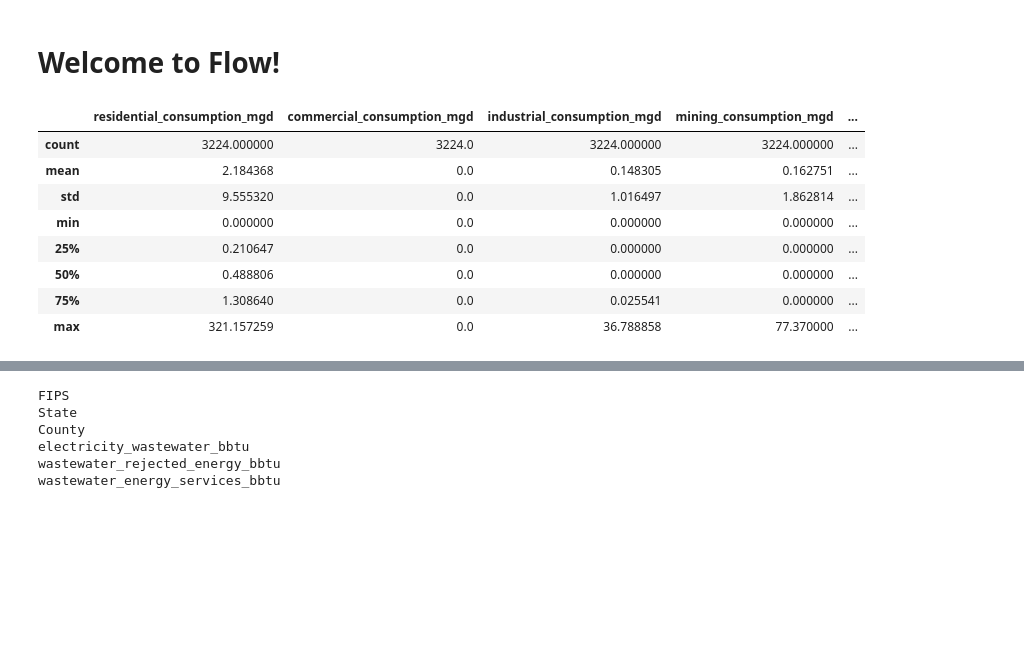
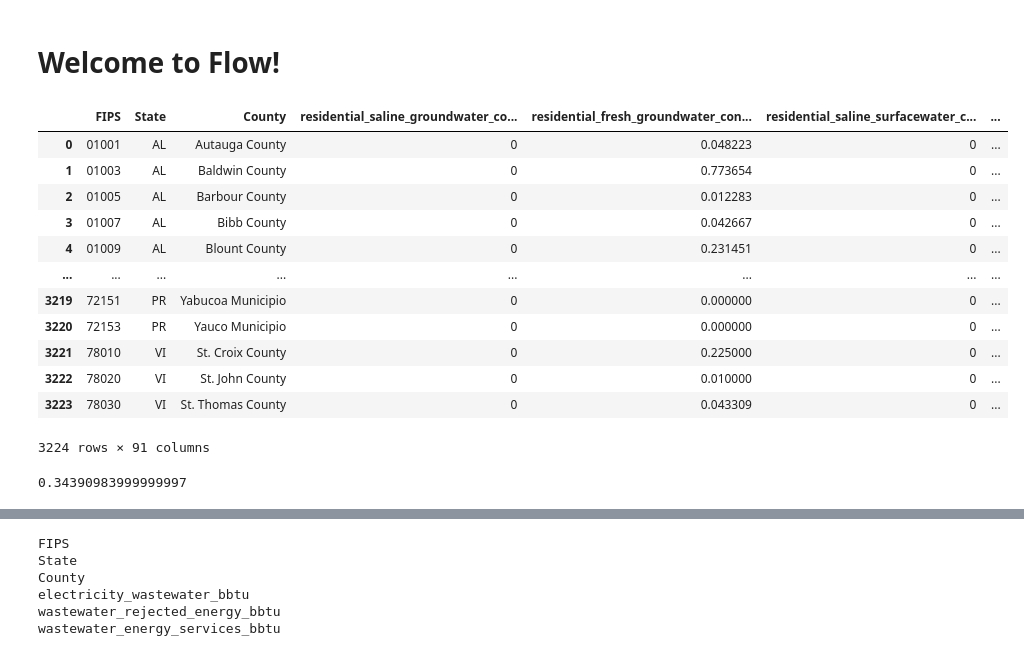
Before and after one commit to pnnl/interflow, a Jupyter notebook: flow_notebook.ipynb, the cells around one changed output, grey strips where cells are left out. Cells and saved outputs as stored; diff of their text form; code cells hidden in the pictures; blank space fills up the shorter version.

Commit message:
update consumption fractions

```diff
--- a/flow_notebook.ipynb
+++ b/flow_notebook.ipynb
@@ -8,15 +8,25 @@ import matplotlib as plt
 import flow
 # %%
 data = flow.configure_data()
-df = flow.calc_sectoral_use_water_discharge(data=data, total=True)
-df.describe()
-# %% [output]
-|  | residential_consumption_mgd | commercial_consumption_mgd | industrial_consumption_mgd | mining_consumption_mgd | ... |
-| count | 3224.000000 | 3224.0 | 3224.000000 | 3224.000000 | ... |
-| mean | 2.184368 | 0.0 | 0.148305 | 0.162751 | ... |
-| std | 9.555320 | 0.0 | 1.016497 | 1.862814 | ... |
-| min | 0.000000 | 0.0 | 0.000000 | 0.000000 | ... |
-| 25% | 0.210647 | 0.0 | 0.000000 | 0.000000 | ... |
-| 50% | 0.488806 | 0.0 | 0.000000 | 0.000000 | ... |
-| 75% | 1.308640 | 0.0 | 0.025541 | 0.000000 | ... |
-| max | 321.157259 | 0.0 | 36.788858 | 77.370000 | ... |
+# %%
+df = flow.calc_sectoral_use_water_discharge(data=data)
+df
+# %% [output]
+|  | FIPS | State | County | residential_saline_groundwater_co... | residential_fresh_groundwater_con... | residential_saline_surfacewater_c... | ... |
+| 0 | 01001 | AL | Autauga County | 0 | 0.048223 | 0 | ... |
+| 1 | 01003 | AL | Baldwin County | 0 | 0.773654 | 0 | ... |
+| 2 | 01005 | AL | Barbour County | 0 | 0.012283 | 0 | ... |
+| 3 | 01007 | AL | Bibb County | 0 | 0.042667 | 0 | ... |
+| 4 | 01009 | AL | Blount County | 0 | 0.231451 | 0 | ... |
+| ... | ... | ... | ... | ... | ... | ... | ... |
+| 3219 | 72151 | PR | Yabucoa Municipio | 0 | 0.000000 | 0 | ... |
+| 3220 | 72153 | PR | Yauco Municipio | 0 | 0.000000 | 0 | ... |
+| 3221 | 78010 | VI | St. Croix County | 0 | 0.225000 | 0 | ... |
+| 3222 | 78020 | VI | St. John County | 0 | 0.010000 | 0 | ... |
+| 3223 | 78030 | VI | St. Thomas County | 0 | 0.043309 | 0 | ... |
+3224 rows × 91 columns
+# %%
+x = 0.126904*2.71
+x
+# %% [output]
+0.34390983999999997
```
Also changed, not shown: parts of 3 cells of this notebook, 2 other files.
